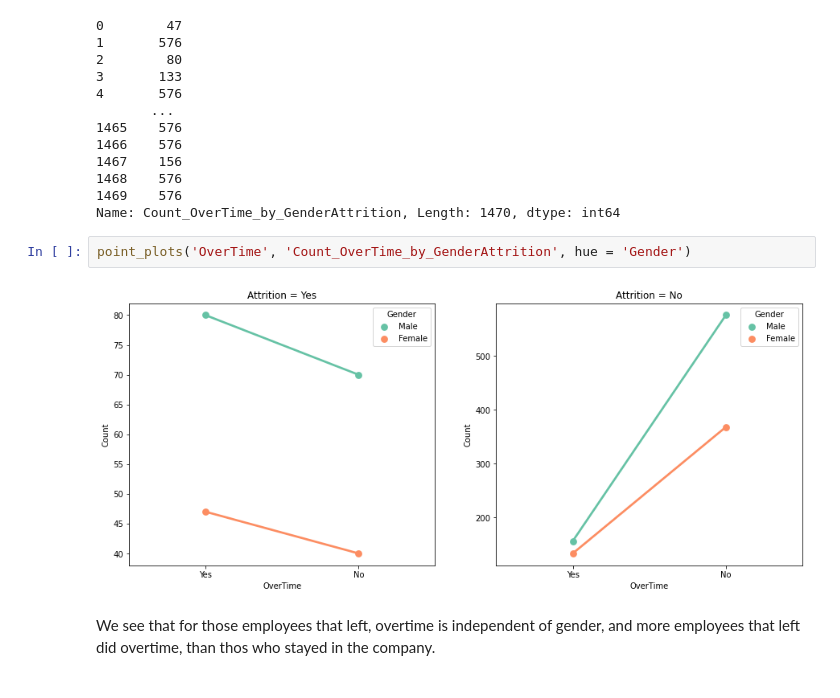
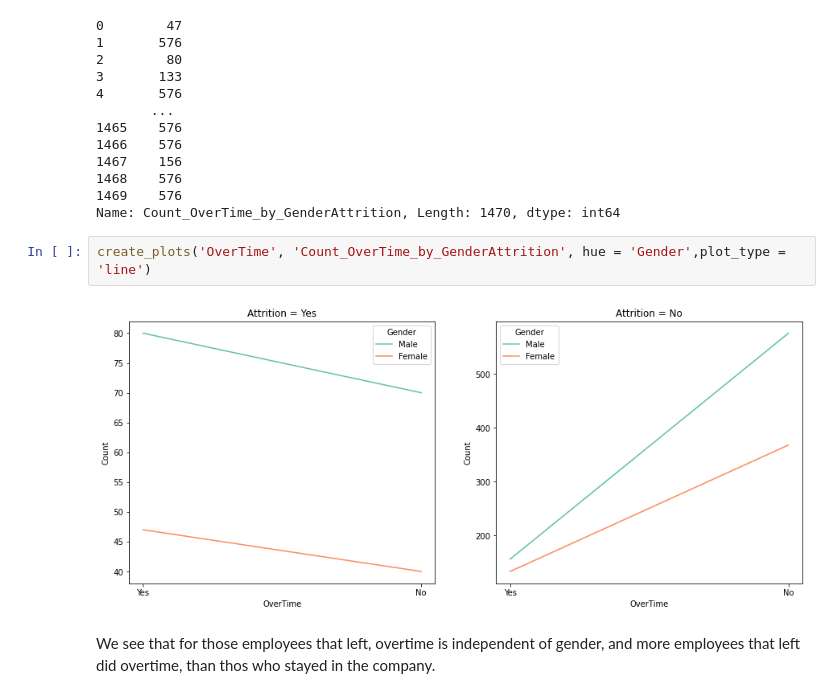
Before and after one commit to vita-levytska/HR-Analytics, a Jupyter notebook: HR-Analytics.ipynb, the cells around one changed output. Drawn from its saved outputs; the diff is of its cells as text.

```diff
--- a/HR-Analytics.ipynb
+++ b/HR-Analytics.ipynb
@@ -450,9 +453,9 @@ get_counts(['OverTime','Gender','Attrition'])
 1469    576
 Name: Count_OverTime_by_GenderAttrition, Length: 1470, dtype: int64
 # %%
-point_plots('OverTime', 'Count_OverTime_by_GenderAttrition', hue = 'Gender')
+create_plots('OverTime', 'Count_OverTime_by_GenderAttrition', hue = 'Gender',plot_type = 'line')
 # %% [output]
-[figure, old version]
+[figure, new version]
 # %% [markdown]
 We see that for those employees that left, overtime is independent of gender, and more employees that left did overtime, than thos who stayed in the company.
 # %% [markdown]
```
Also changed, not shown: parts of 83 cells of this notebook.
